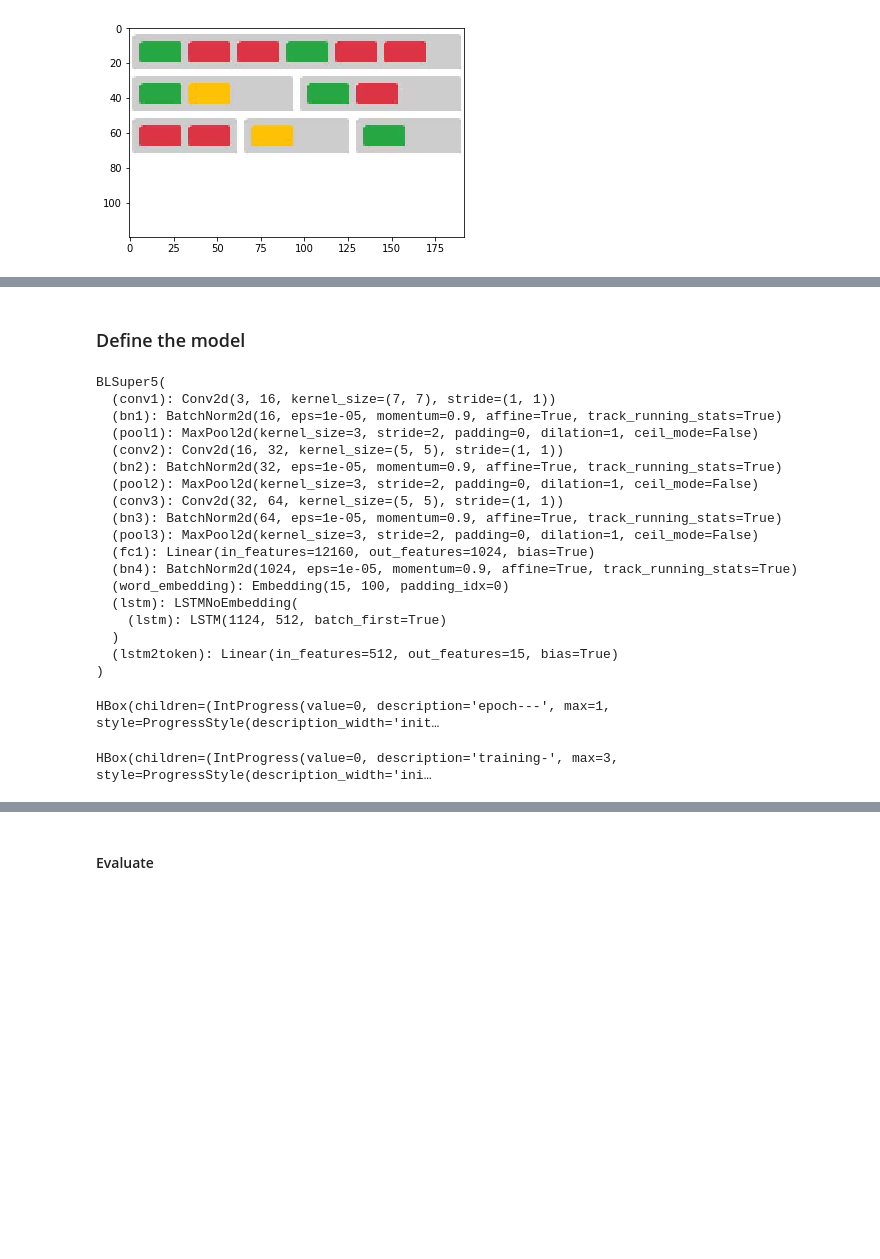
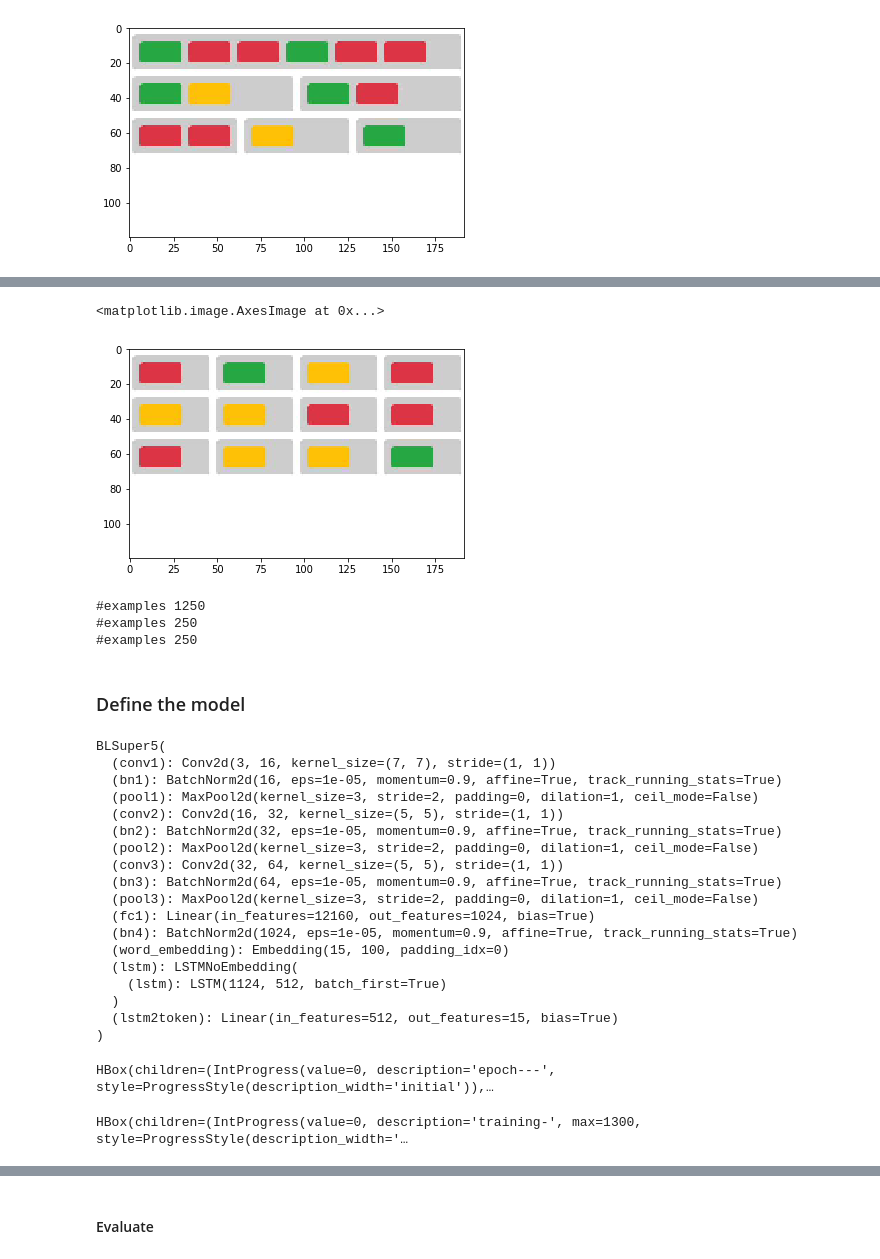
Before and after one commit to binh-vu/sketch2code, a Jupyter notebook: notebooks/s10_supervise_baseline.ipynb, the cells around one changed output, grey strips where cells are left out. Cells and saved outputs as stored; diff of their text form; code cells hidden in the pictures; blank space fills up the shorter version.

```diff
--- a/notebooks/s10_supervise_baseline.ipynb
+++ b/notebooks/s10_supervise_baseline.ipynb
@@ -73,3 +62,15 @@ train_examples, valid_examples, test_examples = get_datasets()
+# %%
+plt.imshow(1 - images[1033].clone().cpu().numpy().transpose(1, 2, 0))
+# %% [output]
+<matplotlib.image.AxesImage at 0x...>
+[figure, added]
+# %%
+vocab, ivocab = make_toy_vocab_v1()
+train_examples, valid_examples, test_examples = get_toy_dataset_v1(tags, vocab)
+# %% [output]
+#examples 1250
+#examples 250
+#examples 250
 # %% [markdown]
 ### Define the model
 # %%
@@ -157,14 +158,15 @@ class BLSuper5(nn.Module):
 model = BLSuper5(img_h=120, img_w=192, img_repr_size=1024, dsl_vocab=vocab, dsl_embedding_dim=100, dsl_hidden_dim=512).to(device)
 print(model.train())
 
+loss_func = torch.nn.NLLLoss()
 optimizer = torch.optim.Adam(model.parameters(), lr=5e-4, amsgrad=True)
 scheduler = torch.optim.lr_scheduler.StepLR(optimizer, step_size=20, gamma=0.3)
 
 histories = train(
-    model, scheduler, optimizer, images,
-    (train_examples[:300], valid_examples, test_examples),
+    model, loss_func, scheduler, optimizer, images,
+    (train_examples, valid_examples, test_examples),
     clip_grad_val=5.,
-    n_epoches=1, eval_valid_freq=1, eval_test_freq=5, batch_size=100,
+    n_epoches=100, eval_valid_freq=1, eval_test_freq=5, batch_size=100,
     device=device, exp_dir='s10_exp')
 # %% [output]
 BLSuper5(
@@ -185,5 +187,5 @@ BLSuper5(
   )
   (lstm2token): Linear(in_features=512, out_features=15, bias=True)
 )
-HBox(children=(IntProgress(value=0, description='epoch---', max=1, style=ProgressStyle(description_width='init…
+HBox(children=(IntProgress(value=0, description='epoch---', style=ProgressStyle(description_width='initial')),…
-HBox(children=(IntProgress(value=0, description='training-', max=3, style=ProgressStyle(description_width='ini…
+HBox(children=(IntProgress(value=0, description='training-', max=1300, style=ProgressStyle(description_width='…
```
Also changed, not shown: parts of 36 cells of this notebook, 8 other files.
